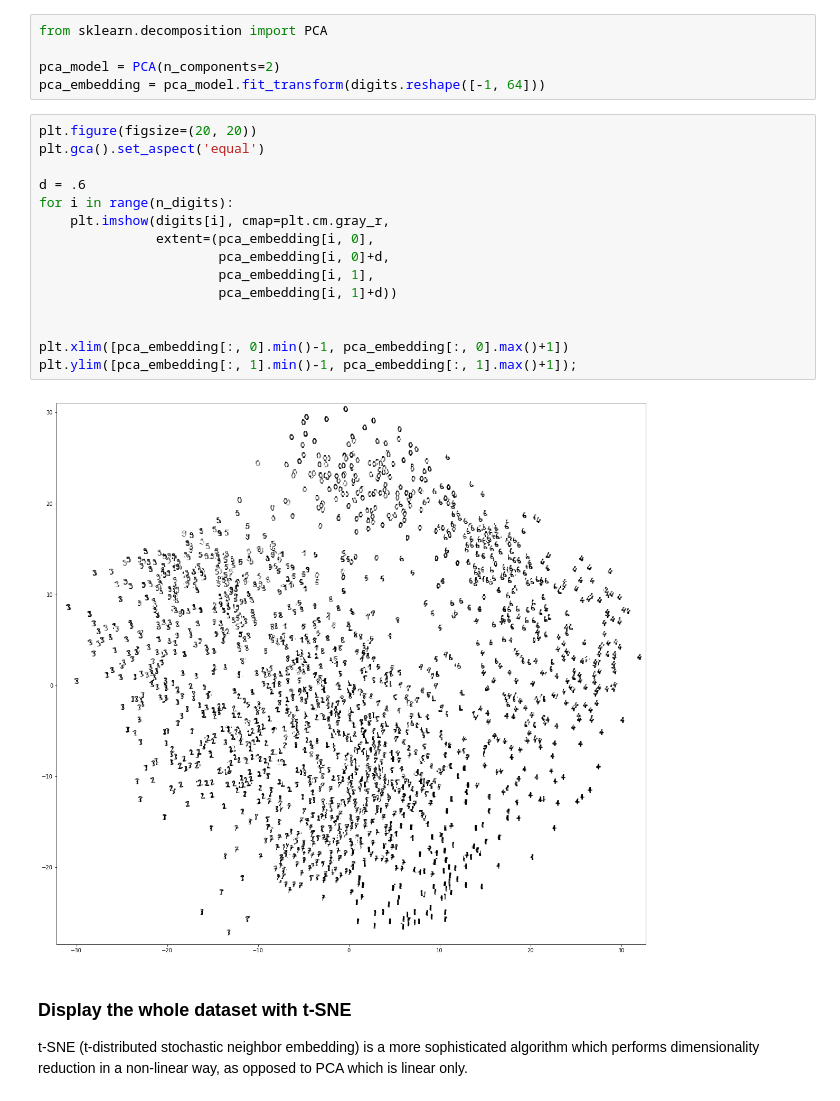
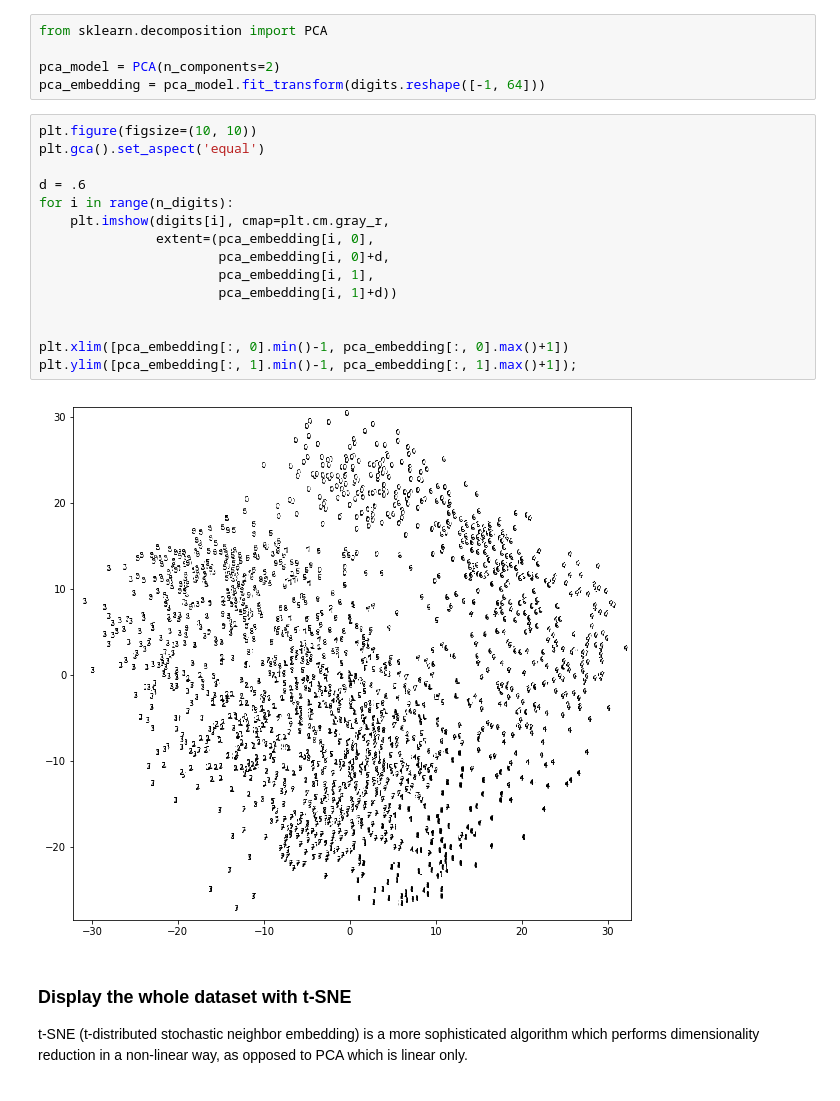
Before and after one commit to martinosorb/martinosorb.github.io, a Jupyter notebook: files/unsupervised/unsupervised.ipynb, the cells around one changed output. Cells and saved outputs as stored; diff of their text form.

```diff
--- a/files/unsupervised/unsupervised.ipynb
+++ b/files/unsupervised/unsupervised.ipynb
@@ -78,22 +78,22 @@ from sklearn.decomposition import PCA
 pca_model = PCA(n_components=2)
 pca_embedding = pca_model.fit_transform(digits.reshape([-1, 64]))
 # %%
-plt.figure(figsize=(20, 20))
+plt.figure(figsize=(10, 10))
 plt.gca().set_aspect('equal')
 
 d = .6
 for i in range(n_digits):
     plt.imshow(digits[i], cmap=plt.cm.gray_r,
                extent=(pca_embedding[i, 0],
                        pca_embedding[i, 0]+d,
                        pca_embedding[i, 1],
                        pca_embedding[i, 1]+d))
 
 
 plt.xlim([pca_embedding[:, 0].min()-1, pca_embedding[:, 0].max()+1])
 plt.ylim([pca_embedding[:, 1].min()-1, pca_embedding[:, 1].max()+1]);
 # %% [output]
-[figure, old version]
+[figure, new version]
 # %% [markdown]
 ### Display the whole dataset with t-SNE
 
```
Also changed, not shown: parts of 4 cells of this notebook, 6 other files.
